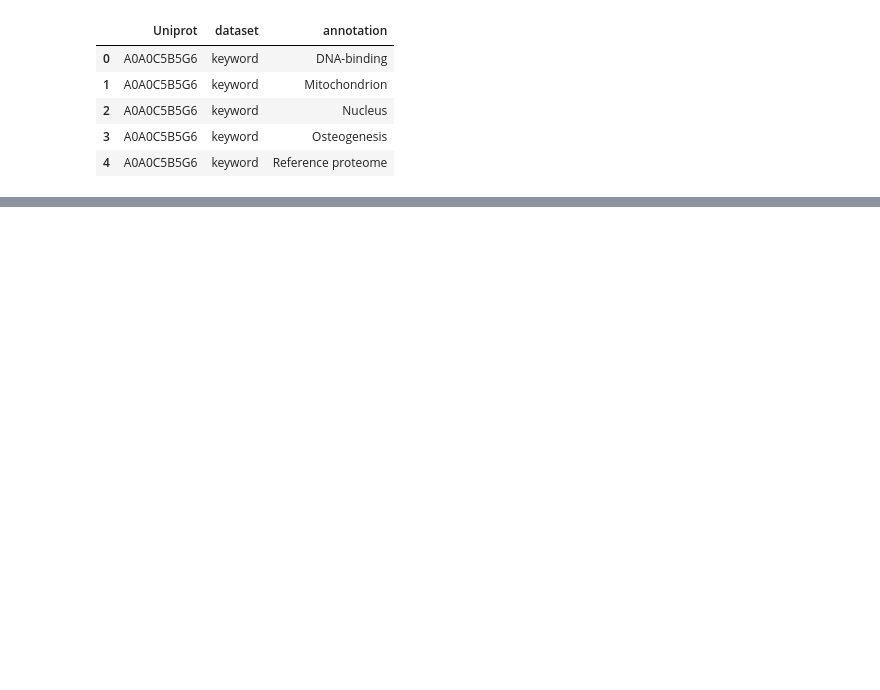
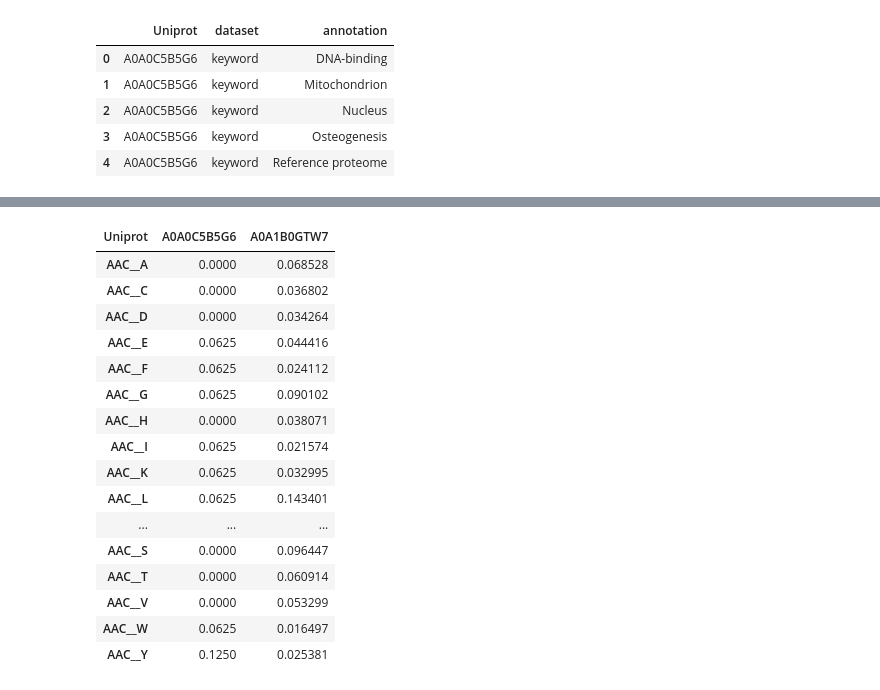
Before and after one commit to adenger/subpred4, a Jupyter notebook: notebooks/4_clustering.ipynb, the cells around one changed output, grey strips where cells are left out. Drawn from its saved outputs; the diff is of its cells as text; code cells hidden in the pictures; blank space fills up the shorter version.

```diff
--- a/notebooks/4_clustering.ipynb
+++ b/notebooks/4_clustering.ipynb
@@ -210,0 +338,20 @@ df_annotations.head()
+# %%
+calculate_aac(df_uniprot.sequence[:2]).T
+# %% [output]
+| Uniprot | A0A0C5B5G6 | A0A1B0GTW7 |
+| AAC__A | 0.0000 | 0.068528 |
+| AAC__C | 0.0000 | 0.036802 |
+| AAC__D | 0.0000 | 0.034264 |
+| AAC__E | 0.0625 | 0.044416 |
+| AAC__F | 0.0625 | 0.024112 |
+| AAC__G | 0.0625 | 0.090102 |
+| AAC__H | 0.0000 | 0.038071 |
+| AAC__I | 0.0625 | 0.021574 |
+| AAC__K | 0.0625 | 0.032995 |
+| AAC__L | 0.0625 | 0.143401 |
+| ... | ... | ... |
+| AAC__S | 0.0000 | 0.096447 |
+| AAC__T | 0.0000 | 0.060914 |
+| AAC__V | 0.0000 | 0.053299 |
+| AAC__W | 0.0625 | 0.016497 |
+| AAC__Y | 0.1250 | 0.025381 |
```
Also changed, not shown: parts of 24 cells of this notebook.
